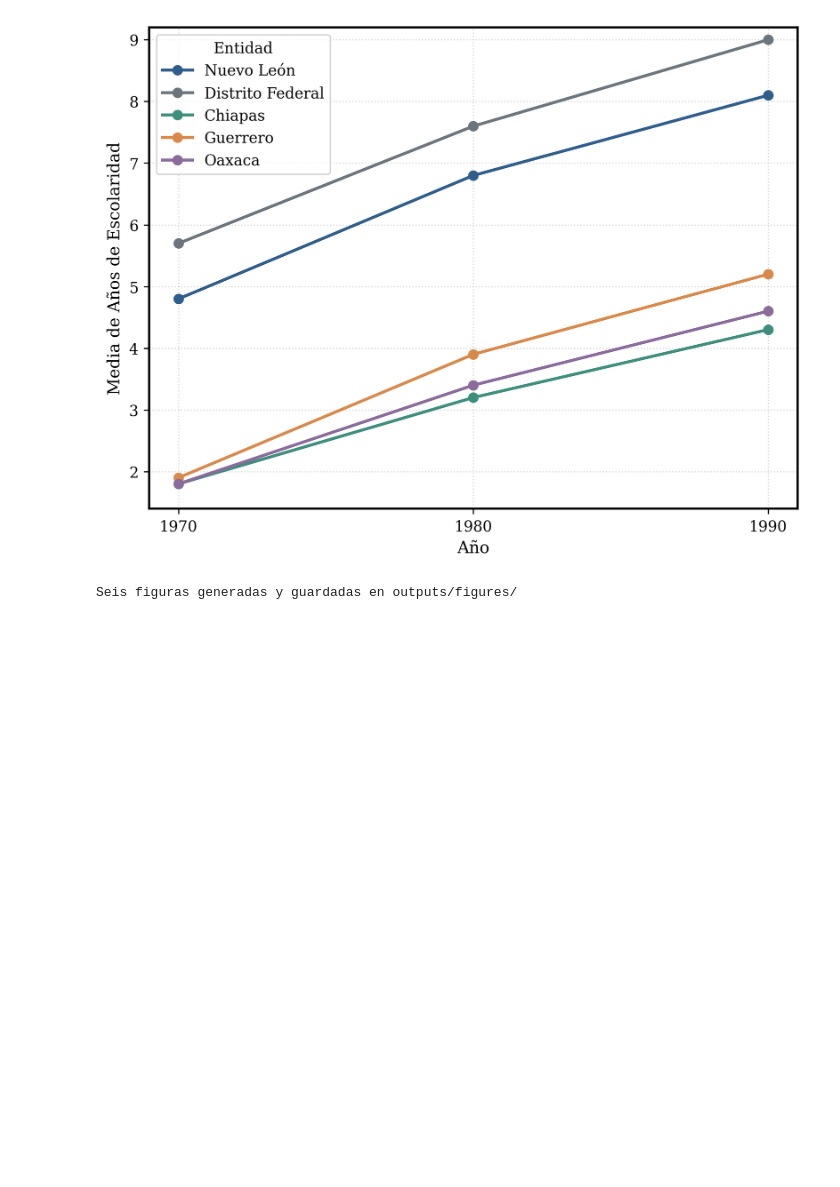
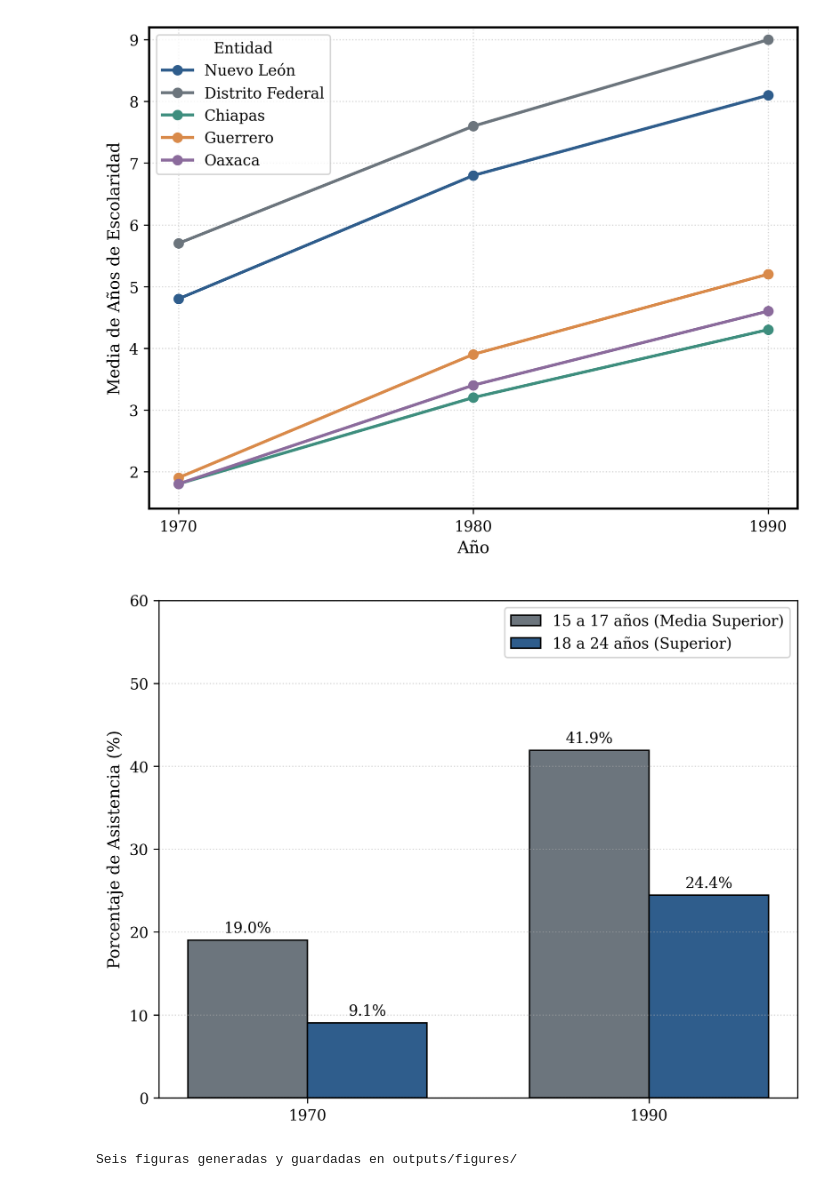
Before and after one commit to JesusSanchezM/4.-Multidimensional-School-Attendance-Modeling-Framework, a Jupyter notebook: notebooks/01_marco_contextual.ipynb, the cells around one changed output. Saved outputs shown, nothing was run; the diff lists cells and outputs as text; code cells hidden in the pictures; blank space fills up the shorter version.

Commit message:
graficas listas, solo falta poner la leyenda arriba de algunas y cambiar carpetas de ubicacion

```diff
--- a/notebooks/01_marco_contextual.ipynb
+++ b/notebooks/01_marco_contextual.ipynb
@@ -626,6 +626,92 @@ plt.savefig(os.path.join(output_dir, f'Figura_{FIG_NUM}.svg'), bbox_inches='tigh
 # plt.show()
 # %% [output]
 [figure]
+# %%
+import matplotlib.pyplot as plt
+import numpy as np
+import os
+
+# =====================================================
+# CONFIGURACIÓN DE FIGURA
+# =====================================================
+FIG_NUM = '1.5'                     # Número de figura (cambiar según sea necesario)
+
+# =====================================================
+# ESTILO UNIFICADO DE TESIS
+# =====================================================
+plt.rcParams.update({
+    'font.family': 'serif',          # Fuente serif (Times)
+    'font.size': 11,
+    'axes.labelsize': 11,
+    'xtick.labelsize': 10,
+    'ytick.labelsize': 10,
+    'legend.fontsize': 10,
+    'figure.dpi': 300
+})
+
+# -----------------------------------------------------------------------------
+# 1. DATOS (1970 y 1990)
+# -----------------------------------------------------------------------------
+anios = ['1970', '1990']
+asiste_15_17 = [19.04, 41.92]        # 15-17 años
+asiste_18_24 = [9.05, 24.41]         # 18-24 años
+
+# -----------------------------------------------------------------------------
+# 2. GRÁFICA DE BARRAS COMPARATIVA
+# -----------------------------------------------------------------------------
+x = np.arange(len(anios))
+width = 0.35
+
+# Figura única con tamaño estándar (6.5, 5) y constrained_layout
+fig, ax = plt.subplots(figsize=(6.5, 5), constrained_layout=True)
+
+# Colores según paleta: primer grupo (#6C757D), segundo (#2F5D8C)
+rects1 = ax.bar(x - width/2, asiste_15_17, width,
+                label='15 a 17 años (Media Superior)',
+                color='#6C757D', edgecolor='black')
+rects2 = ax.bar(x + width/2, asiste_18_24, width,
+                label='18 a 24 años (Superior)',
+                color='#2F5D8C', edgecolor='black')
+
+# Etiquetas de ejes (se respetan las originales)
+ax.set_ylabel('Porcentaje de Asistencia (%)')
+ax.set_xticks(x)
+ax.set_xticklabels(anios)
+
+# Leyenda
+ax.legend(frameon=True, loc='best')
+
+# Rejilla en eje Y con el estilo solicitado
+ax.grid(axis='y', linestyle=':', alpha=0.5)
+
+# Límite vertical para dejar espacio a las etiquetas
+ax.set_ylim(0, 60)
+
+# Función para añadir el valor encima de cada barra (sin negrita, tamaño 10)
+def autolabel(rects):
+    for rect in rects:
+        height = rect.get_height()
+        ax.annotate(f'{height:.1f}%',
+                    xy=(rect.get_x() + rect.get_width() / 2, height),
+                    xytext=(0, 3),
+                    textcoords="offset points",
+                    ha='center', va='bottom',
+                    fontsize=10)
+
+autolabel(rects1)
+autolabel(rects2)
+
+# -----------------------------------------------------------------------------
+# 3. GUARDADO EN PDF Y SVG (dentro de outputs/figures)
+# -----------------------------------------------------------------------------
+os.makedirs('outputs/figures', exist_ok=True)   # crea la carpeta si no existe
+plt.savefig(f'outputs/figures/Figura_{FIG_NUM}.pdf', bbox_inches='tight')
+plt.savefig(f'outputs/figures/Figura_{FIG_NUM}.svg', bbox_inches='tight')
+
+# (Opcional) Mostrar en pantalla si se desea
+# plt.show()
+# %% [output]
+[figure, added]
 # %%
 import pandas as pd
 import matplotlib.pyplot as plt
```
Also changed, not shown: 7 other files.
